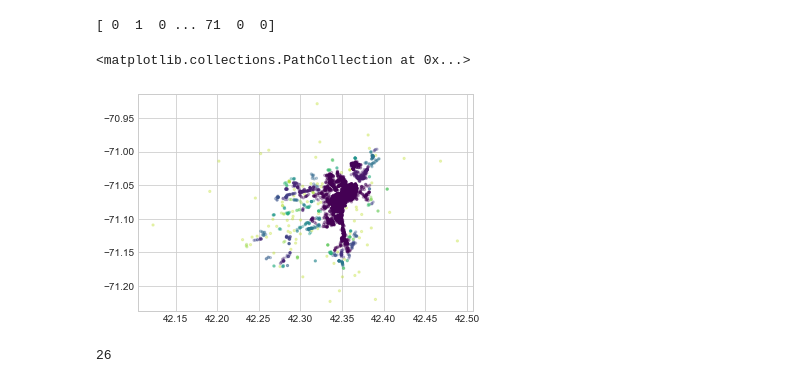
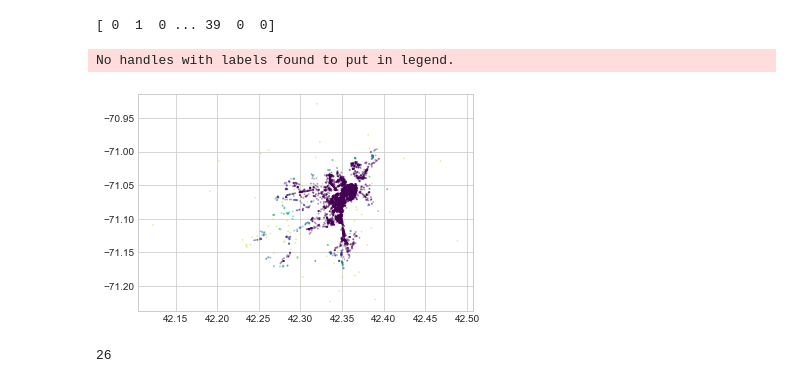
Before and after one commit to AzhenHETU/Yelp-Analysis, a Jupyter notebook: dataset/Part2.ipynb, the cells around one changed output. Cells and saved outputs as stored; diff of their text form; code cells hidden in the pictures.

```diff
--- a/dataset/Part2.ipynb
+++ b/dataset/Part2.ipynb
@@ -2,7 +2,7 @@
 #import json
 import numpy as np
 import pandas as pd
-dir_name = "userAction_Recommendation\\"
+dir_name = "userAction_Recommendation/"
 file_name1 = "boston.csv"
 boston_info = pd.read_csv(dir_name + file_name1)
 #print(boston_info.head())
@@ -17,27 +17,28 @@ from sklearn.cluster import DBSCAN
 X = np.array((boston_info.latitude,boston_info.longitude))
 X = X.transpose()
 #print(X.shape)
-clustering = DBSCAN(eps = 0.003, min_samples = 2).fit(X)
+clustering = DBSCAN(eps = 0.004, min_samples = 2).fit(X)
 print(clustering.labels_)
 # %% [output]
-[ 0  1  0 ... 71  0  0]
+[ 0  1  0 ... 39  0  0]
 # %%
 import matplotlib.pyplot as plt
 import matplotlib.colors as colors
 import matplotlib.cm as cm
 plt.style.use('seaborn-whitegrid')
 x_points = X[:, 0]
 y_points = X[:, 1]
 labels = clustering.labels_
+colormap = cm.viridis
 color_labels = [colors.rgb2hex(colormap(i)) for i in np.linspace(0, 0.9, max(labels)+1)]
-colormap = cm.viridis
 color_list = [color_labels[j] for j in labels]
 #print(color_list)
-plt.scatter(x_points,y_points,c = color_list,s=5, alpha=0.3)
-#plt.legend()
+plt.scatter(x_points,y_points,c = color_list, s=5, alpha=0.3)
+plt.legend()
+plt.show()
 # %% [output]
-<matplotlib.collections.PathCollection at 0x...>
+No handles with labels found to put in legend.
-[figure, old version]
+[figure, new version]
 # %%
 labels = clustering.labels_
 print(max(labels))
```
Also changed, not shown: parts of 5 cells of this notebook.
